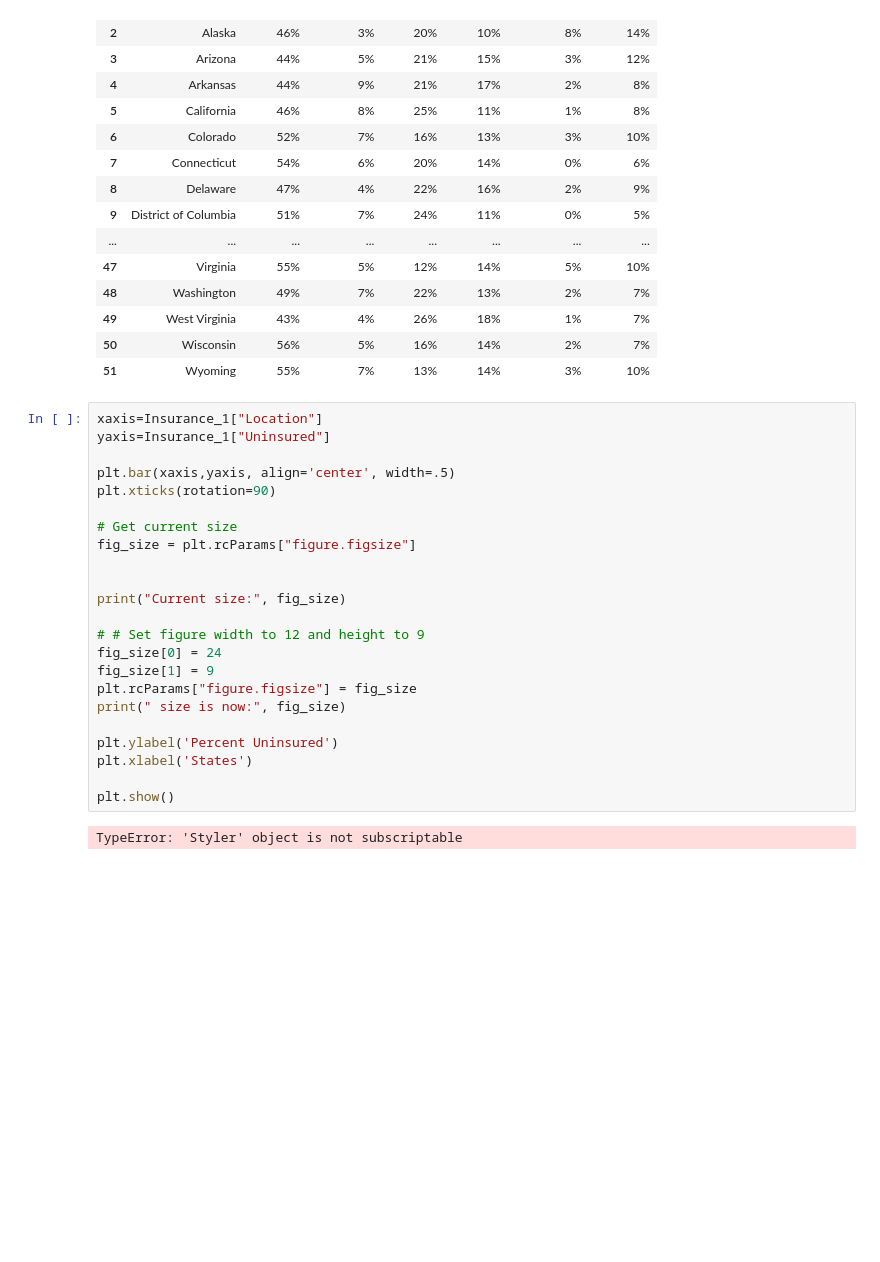
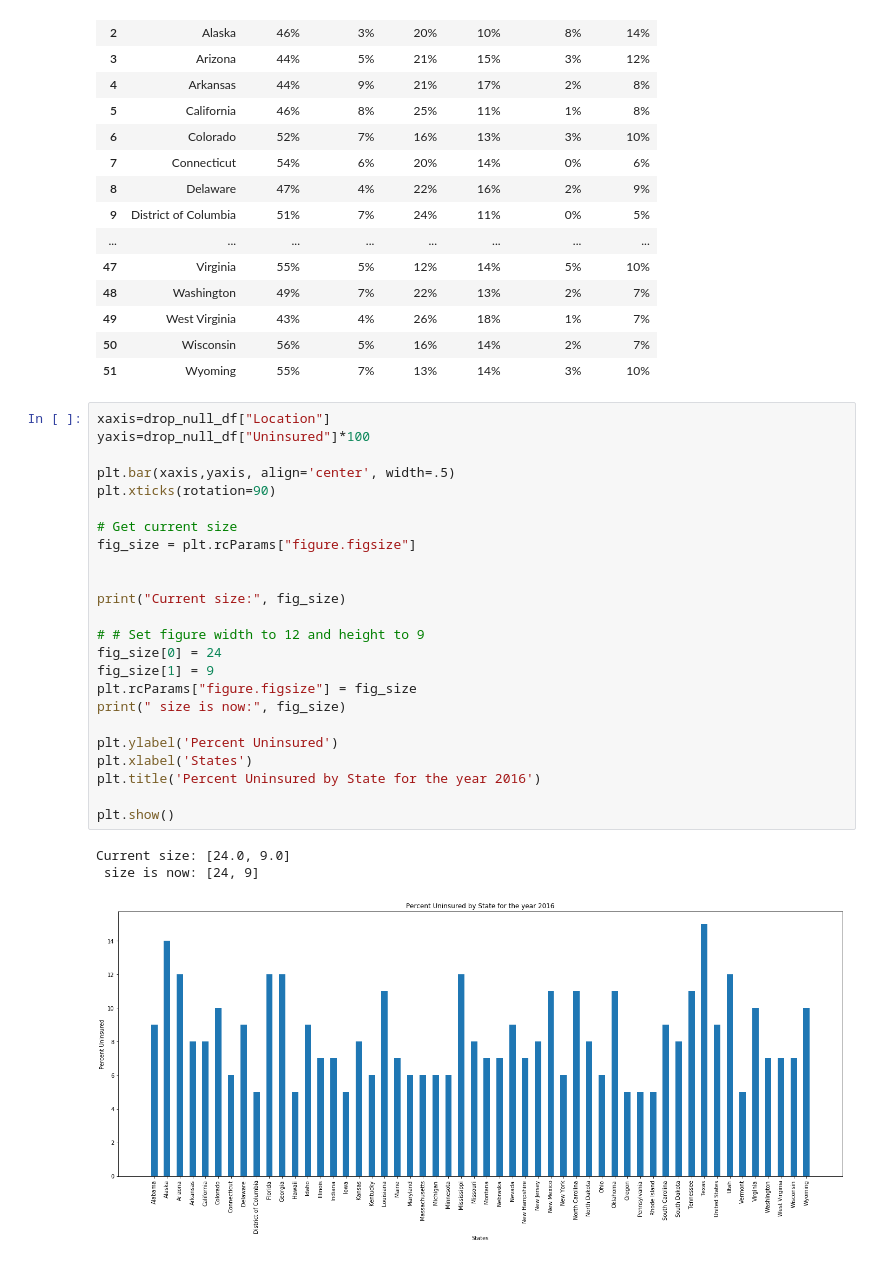
Before and after one commit to siven91/DataScienceProject1, a Jupyter notebook: AnotherDayAnotherData.ipynb, the cells around one changed output. Drawn from its saved outputs; the diff is of its cells as text; blank space fills up the shorter version.

Commit message:
Graph updates for uninsured states

```diff
--- a/AnotherDayAnotherData.ipynb
+++ b/AnotherDayAnotherData.ipynb
@@ -157,27 +157,30 @@ drop_null_df.style.format({
 | 50 | Wisconsin | 56% | 5% | 16% | 14% | 2% | 7% |
 | 51 | Wyoming | 55% | 7% | 13% | 14% | 3% | 10% |
 # %%
-xaxis=Insurance_1["Location"]
-yaxis=Insurance_1["Uninsured"]
+xaxis=drop_null_df["Location"]
+yaxis=drop_null_df["Uninsured"]*100
 
 plt.bar(xaxis,yaxis, align='center', width=.5)
 plt.xticks(rotation=90)
 
 # Get current size
 fig_size = plt.rcParams["figure.figsize"]
 
 
 print("Current size:", fig_size)
 
 # # Set figure width to 12 and height to 9
 fig_size[0] = 24
 fig_size[1] = 9
 plt.rcParams["figure.figsize"] = fig_size
 print(" size is now:", fig_size)
 
 plt.ylabel('Percent Uninsured')
 plt.xlabel('States')
+plt.title('Percent Uninsured by State for the year 2016')
 
 plt.show()
 # %% [output]
-TypeError: 'Styler' object is not subscriptable
+Current size: [24.0, 9.0]
+ size is now: [24, 9]
+[figure, added]
```
